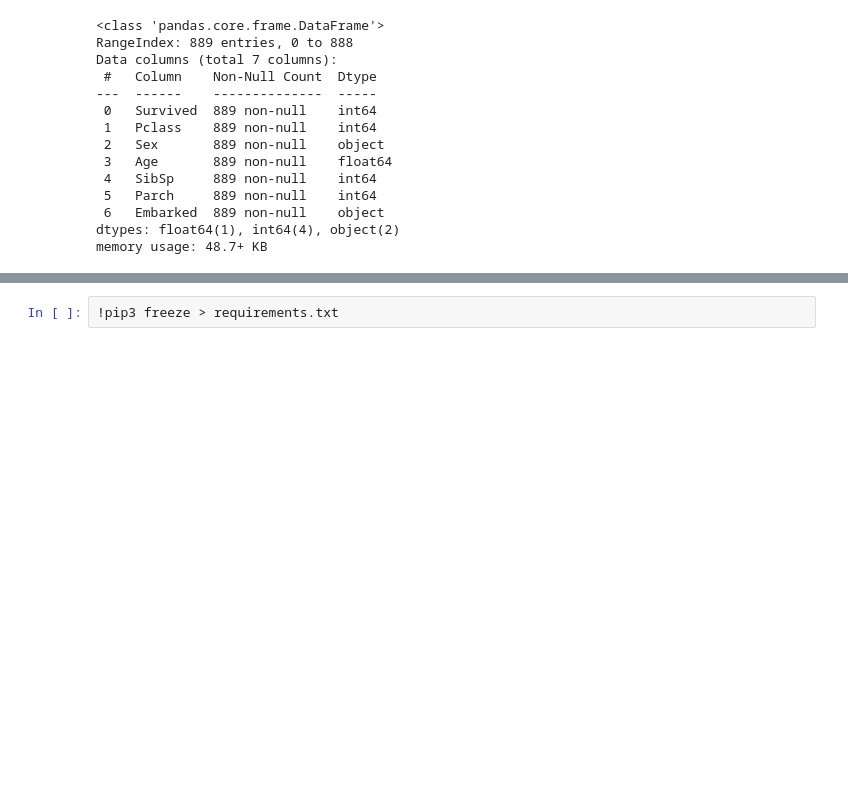
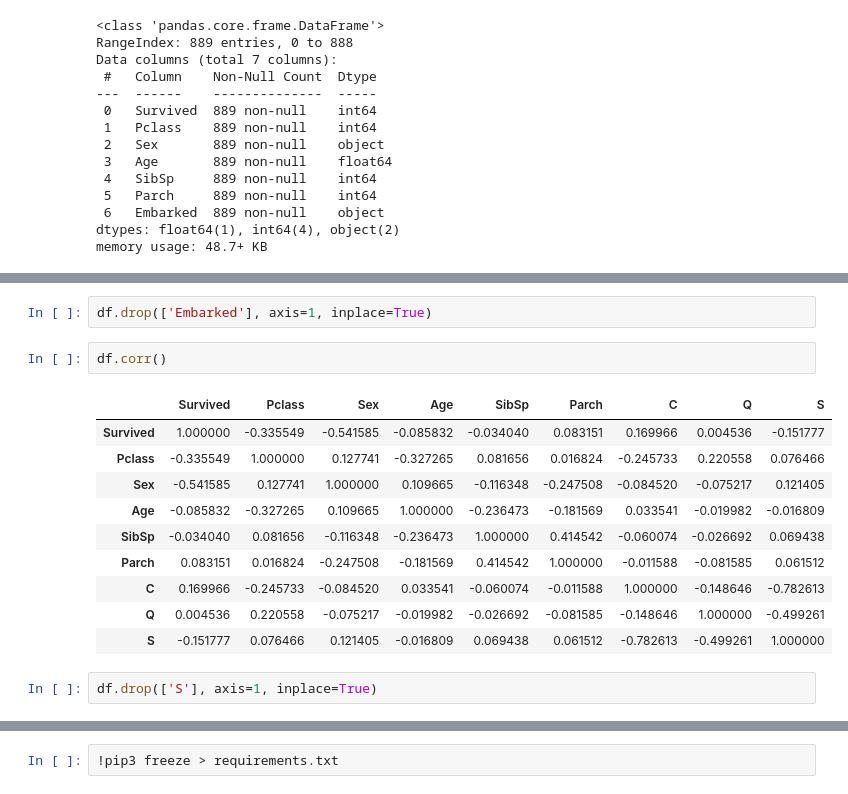
Before and after one commit to prakharkumar2515/EDA, a Jupyter notebook: EDA_basics.ipynb, the cells around one changed output, grey strips where cells are left out. Drawn from its saved outputs; the diff is of its cells as text; blank space fills up the shorter version.

```diff
--- a/EDA_basics.ipynb
+++ b/EDA_basics.ipynb
@@ -143,0 +224,17 @@ memory usage: 48.7+ KB
+# %%
+df.drop(['Embarked'], axis=1, inplace=True)
+# %%
+df.corr()
+# %% [output]
+|  | Survived | Pclass | Sex | Age | SibSp | Parch | C | Q | S |
+| Survived | 1.000000 | -0.335549 | -0.541585 | -0.085832 | -0.034040 | 0.083151 | 0.169966 | 0.004536 | -0.151777 |
+| Pclass | -0.335549 | 1.000000 | 0.127741 | -0.327265 | 0.081656 | 0.016824 | -0.245733 | 0.220558 | 0.076466 |
+| Sex | -0.541585 | 0.127741 | 1.000000 | 0.109665 | -0.116348 | -0.247508 | -0.084520 | -0.075217 | 0.121405 |
+| Age | -0.085832 | -0.327265 | 0.109665 | 1.000000 | -0.236473 | -0.181569 | 0.033541 | -0.019982 | -0.016809 |
+| SibSp | -0.034040 | 0.081656 | -0.116348 | -0.236473 | 1.000000 | 0.414542 | -0.060074 | -0.026692 | 0.069438 |
+| Parch | 0.083151 | 0.016824 | -0.247508 | -0.181569 | 0.414542 | 1.000000 | -0.011588 | -0.081585 | 0.061512 |
+| C | 0.169966 | -0.245733 | -0.084520 | 0.033541 | -0.060074 | -0.011588 | 1.000000 | -0.148646 | -0.782613 |
+| Q | 0.004536 | 0.220558 | -0.075217 | -0.019982 | -0.026692 | -0.081585 | -0.148646 | 1.000000 | -0.499261 |
+| S | -0.151777 | 0.076466 | 0.121405 | -0.016809 | 0.069438 | 0.061512 | -0.782613 | -0.499261 | 1.000000 |
+# %%
+df.drop(['S'], axis=1, inplace=True)
```
Also changed, not shown: parts of 35 cells of this notebook, 1 other file.
